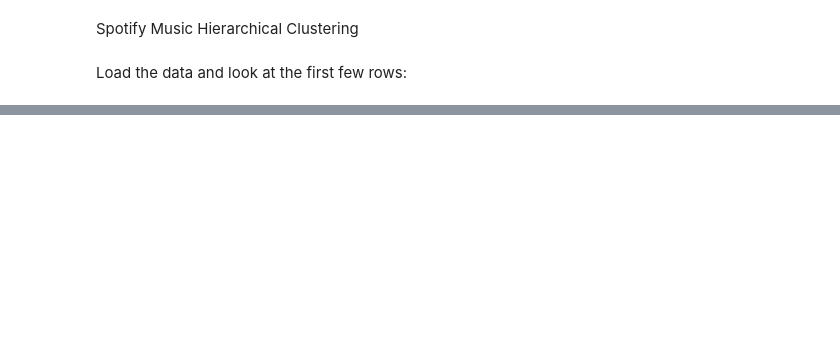
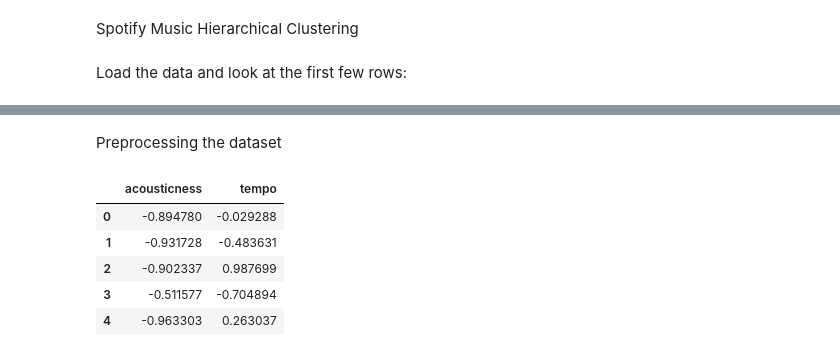
Before and after one commit to huynm116/songs-clustering-project, a Jupyter notebook: hierarchical_clustering.ipynb, the cells around one changed output, grey strips where cells are left out. Drawn from its saved outputs; the diff is of its cells as text; code cells hidden in the pictures; blank space fills up the shorter version.

```diff
--- a/hierarchical_clustering.ipynb
+++ b/hierarchical_clustering.ipynb
@@ -18,0 +35,26 @@ FileNotFoundError: [Errno 2] No such file or directory: '/kaggle/input/spotify-1
+# %% [markdown]
+Preprocessing the dataset
+# %%
+# checking for null values
+data.isnull().sum()
+
+# Remove any rows with missing or invalid values
+data.dropna(inplace=True)
+
+# Select a subset of columns to use in the clustering process
+columns_to_use = ['acousticness', 'tempo']
+data = data[columns_to_use]
+
+# Normalize the values of each column
+data = (data - data.mean()) / data.std()
+
+data = pd.DataFrame(data, columns=data.columns)
+
+data.head()
+# %% [output]
+|  | acousticness | tempo |
+| 0 | -0.894780 | -0.029288 |
+| 1 | -0.931728 | -0.483631 |
+| 2 | -0.902337 | 0.987699 |
+| 3 | -0.511577 | -0.704894 |
+| 4 | -0.963303 | 0.263037 |
```
Also changed, not shown: parts of 12 cells of this notebook.
